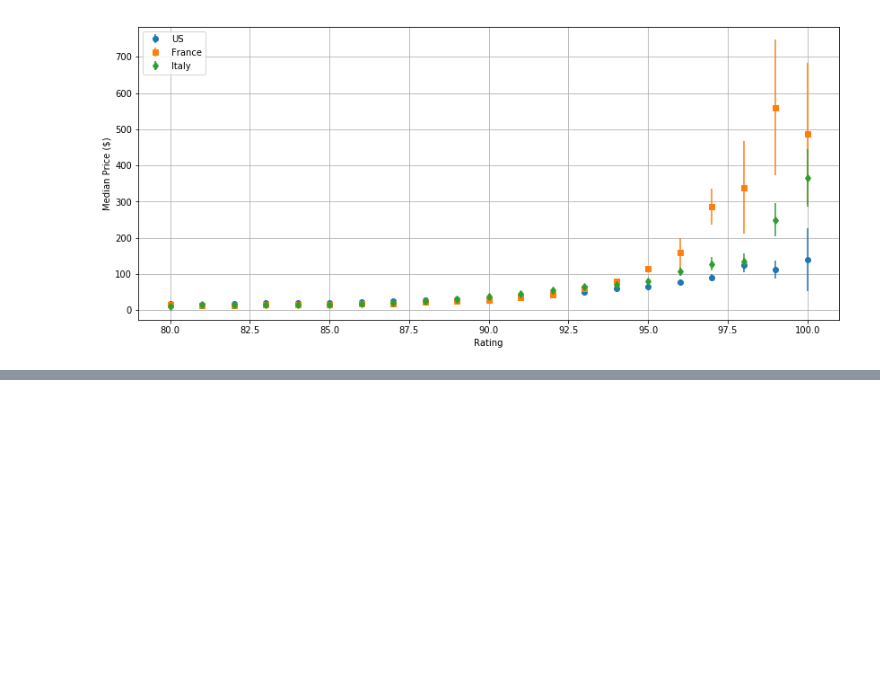
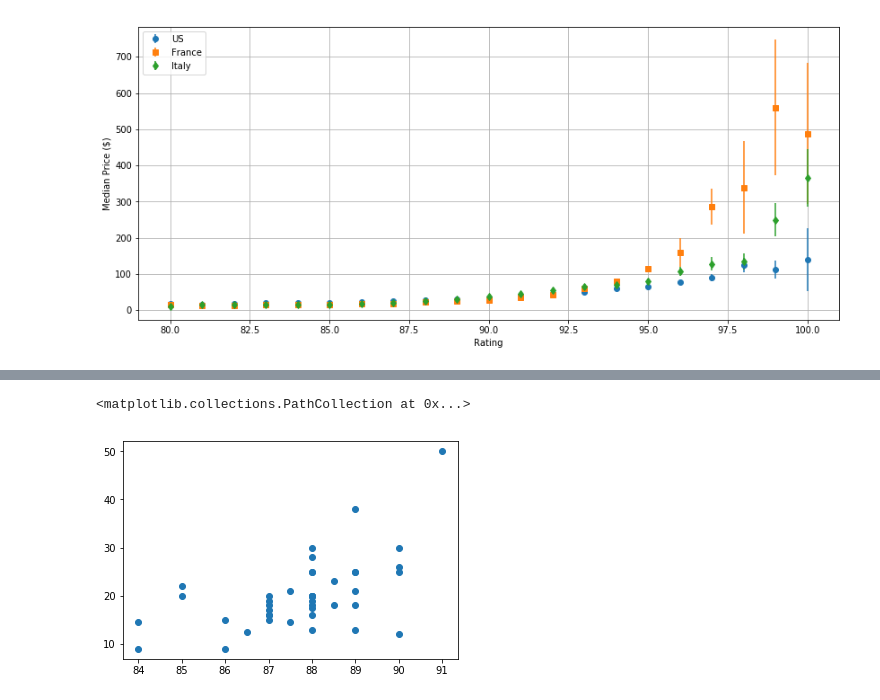
Before and after one commit to renatonico/Pygeons, a Jupyter notebook: notebooks/angel.ipynb, the cells around one changed output, grey strips where cells are left out. Cells and saved outputs as stored; diff of their text form; code cells hidden in the pictures; blank space fills up the shorter version.

Commit message:
bubble plot

```diff
--- a/notebooks/angel.ipynb
+++ b/notebooks/angel.ipynb
@@ -647,3 +639,7 @@ plt.legend(loc='upper left')
 plt.show()
 # %% [output]
 [figure]
+# %%
+avgs = clean_data.groupby('country')['price','points'].median()
+avgs = avgs.reset_index()
+avgs.head()
@@ -649,0 +653,5 @@ plt.show()
+# %%
+plt.scatter(avgs.points,avgs.price)
+# %% [output]
+<matplotlib.collections.PathCollection at 0x...>
+[figure, added]
```
Also changed, not shown: parts of 7 cells of this notebook.
